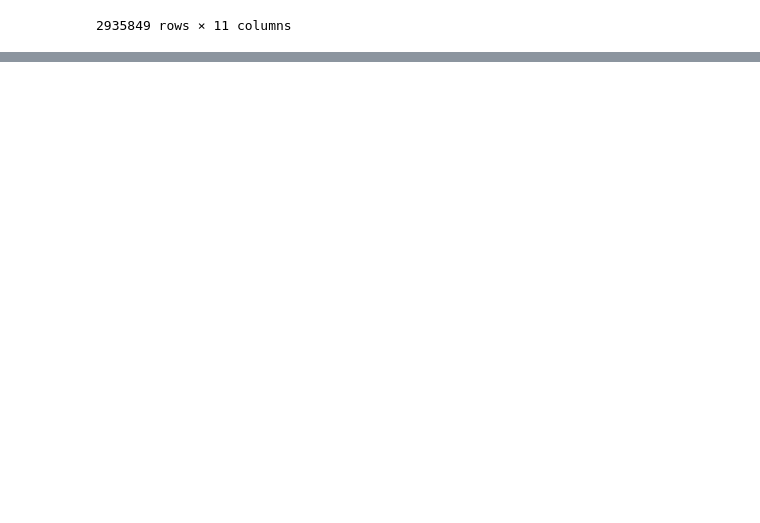
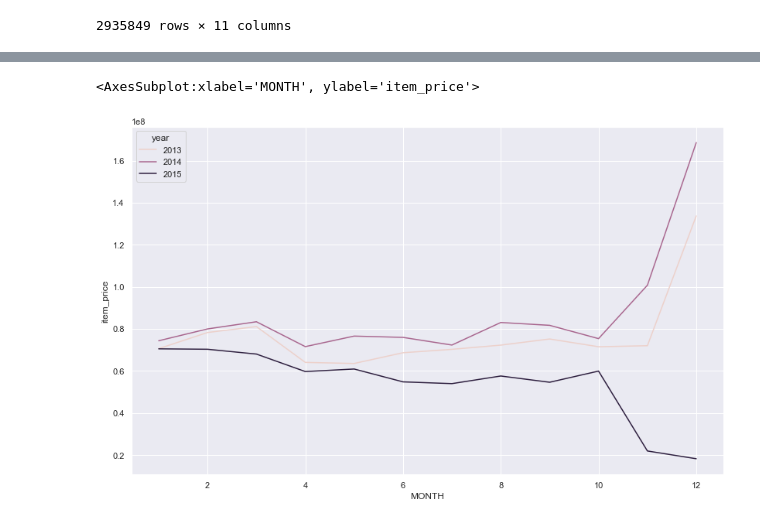
Before and after one commit to SabeehRaza-DS/FutureSales_Project, a Jupyter notebook: sales_prediction.ipynb, the cells around one changed output, grey strips where cells are left out. Cells and saved outputs as stored; diff of their text form; code cells hidden in the pictures; blank space fills up the shorter version.

```diff
--- a/sales_prediction.ipynb
+++ b/sales_prediction.ipynb
@@ -371,0 +438,6 @@ df_tr_data
+# %%
+df1 = df_tr_data.groupby(['MONTH', 'year']).item_price.sum().reset_index()
+sns.lineplot(data=df1, x='MONTH', y='item_price', hue='year', sort=False)
+# %% [output]
+<AxesSubplot:xlabel='MONTH', ylabel='item_price'>
+[figure, added]
```
Also changed, not shown: parts of 11 cells of this notebook.
